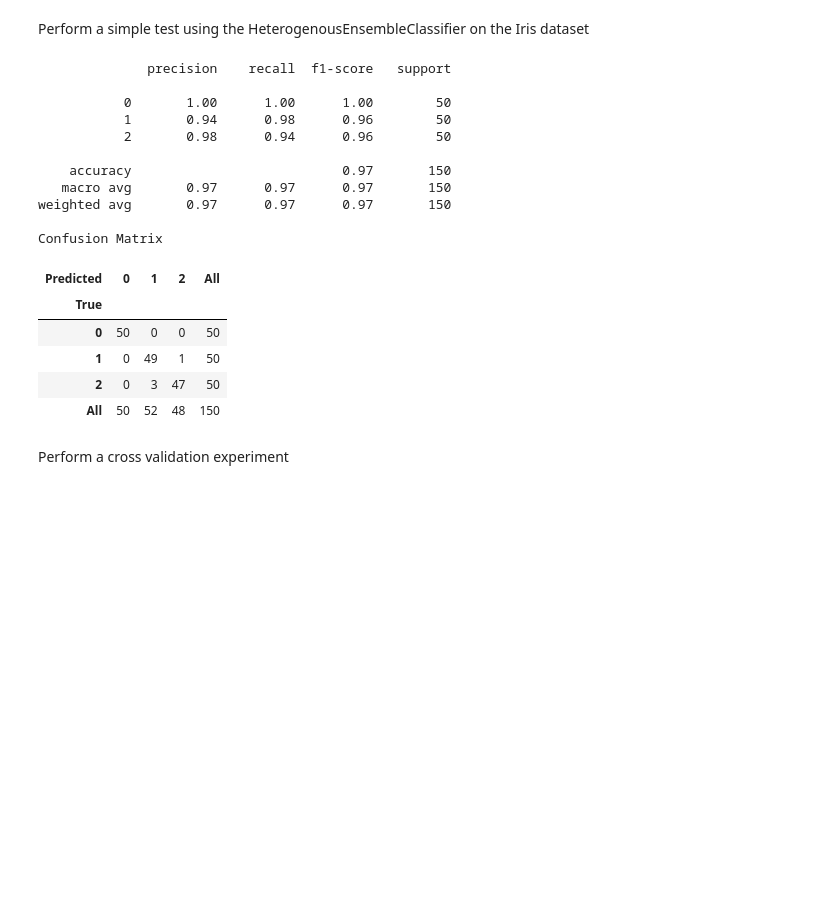
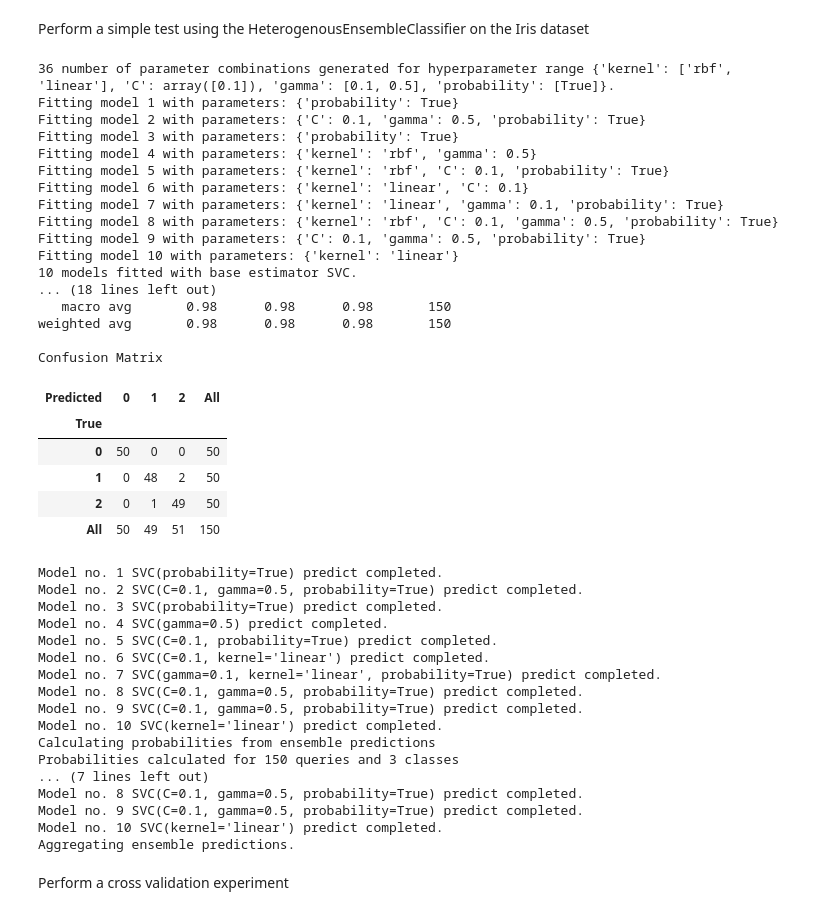
Before and after one commit to finolacahill/heterogeneousEnsemble, a Jupyter notebook: Assignment1_HeterogenousEnsembleClassifiers.ipynb, the cells around one changed output. Saved outputs shown, nothing was run; the diff lists cells and outputs as text; code cells hidden in the pictures; blank space fills up the shorter version.

Commit message:
added verbosity, refactored classes

```diff
--- a/Assignment1_HeterogenousEnsembleClassifiers.ipynb
+++ b/Assignment1_HeterogenousEnsembleClassifiers.ipynb
@@ -256,34 +305,57 @@ Perform a simple test using the HeterogenousEnsembleClassifier on the Iris datas
 # %%
 iris = load_iris()
 base_estimator = svm.SVC()
 hyperparam_range = {"kernel":["rbf", "linear"], "C":np.arange(0.1, 1.0, 10), "gamma":[0.1, 0.5], "probability":[True]}
 n_estimators = 10
-clf = HeterogenousEnsembleClassifier(base_estimator, n_estimators, hyperparam_range, verbosity = 1)
+clf = HeterogenousEnsembleClassifier(base_estimator, n_estimators, hyperparam_range, verbosity = 2)
 clf.fit(iris.data, iris.target)
 y_pred = clf.predict(iris.data)
 print(metrics.classification_report(iris.target, y_pred))
 print("Confusion Matrix")
 display(pd.crosstab(np.array(iris.target), y_pred, rownames=['True'], colnames=['Predicted'], margins=True))
 y_pred = clf.predict_proba(iris.data)
 y_pred2 = clf.predict(iris.data)
 # %% [output]
-              precision    recall  f1-score   support
-
-           0       1.00      1.00      1.00        50
-           1       0.94      0.98      0.96        50
-           2       0.98      0.94      0.96        50
-
-    accuracy                           0.97       150
-   macro avg       0.97      0.97      0.97       150
-weighted avg       0.97      0.97      0.97       150
+36 number of parameter combinations generated for hyperparameter range {'kernel': ['rbf', 'linear'], 'C': array([0.1]), 'gamma': [0.1, 0.5], 'probability': [True]}.
+Fitting model 1 with parameters: {'probability': True}
+Fitting model 2 with parameters: {'C': 0.1, 'gamma': 0.5, 'probability': True}
+Fitting model 3 with parameters: {'probability': True}
+Fitting model 4 with parameters: {'kernel': 'rbf', 'gamma': 0.5}
+Fitting model 5 with parameters: {'kernel': 'rbf', 'C': 0.1, 'probability': True}
+Fitting model 6 with parameters: {'kernel': 'linear', 'C': 0.1}
+Fitting model 7 with parameters: {'kernel': 'linear', 'gamma': 0.1, 'probability': True}
+Fitting model 8 with parameters: {'kernel': 'rbf', 'C': 0.1, 'gamma': 0.5, 'probability': True}
+Fitting model 9 with parameters: {'C': 0.1, 'gamma': 0.5, 'probability': True}
+Fitting model 10 with parameters: {'kernel': 'linear'}
+10 models fitted with base estimator SVC.
+... (18 lines left out)
+   macro avg       0.98      0.98      0.98       150
+weighted avg       0.98      0.98      0.98       150
 
 Confusion Matrix
 | Predicted | 0 | 1 | 2 | All |
 | True |  |  |  |  |
 | 0 | 50 | 0 | 0 | 50 |
-| 1 | 0 | 49 | 1 | 50 |
-| 2 | 0 | 3 | 47 | 50 |
-| All | 50 | 52 | 48 | 150 |
+| 1 | 0 | 48 | 2 | 50 |
+| 2 | 0 | 1 | 49 | 50 |
+| All | 50 | 49 | 51 | 150 |
+Model no. 1 SVC(probability=True) predict completed.
+Model no. 2 SVC(C=0.1, gamma=0.5, probability=True) predict completed.
+Model no. 3 SVC(probability=True) predict completed.
+Model no. 4 SVC(gamma=0.5) predict completed.
+Model no. 5 SVC(C=0.1, probability=True) predict completed.
+Model no. 6 SVC(C=0.1, kernel='linear') predict completed.
+Model no. 7 SVC(gamma=0.1, kernel='linear', probability=True) predict completed.
+Model no. 8 SVC(C=0.1, gamma=0.5, probability=True) predict completed.
+Model no. 9 SVC(C=0.1, gamma=0.5, probability=True) predict completed.
+Model no. 10 SVC(kernel='linear') predict completed.
+Calculating probabilities from ensemble predictions
+Probabilities calculated for 150 queries and 3 classes
+... (7 lines left out)
+Model no. 8 SVC(C=0.1, gamma=0.5, probability=True) predict completed.
+Model no. 9 SVC(C=0.1, gamma=0.5, probability=True) predict completed.
+Model no. 10 SVC(kernel='linear') predict completed.
+Aggregating ensemble predictions.
 # %% [markdown]
 Perform a cross validation experiment
 # %%
```
Also changed, not shown: parts of 16 cells of this notebook.
